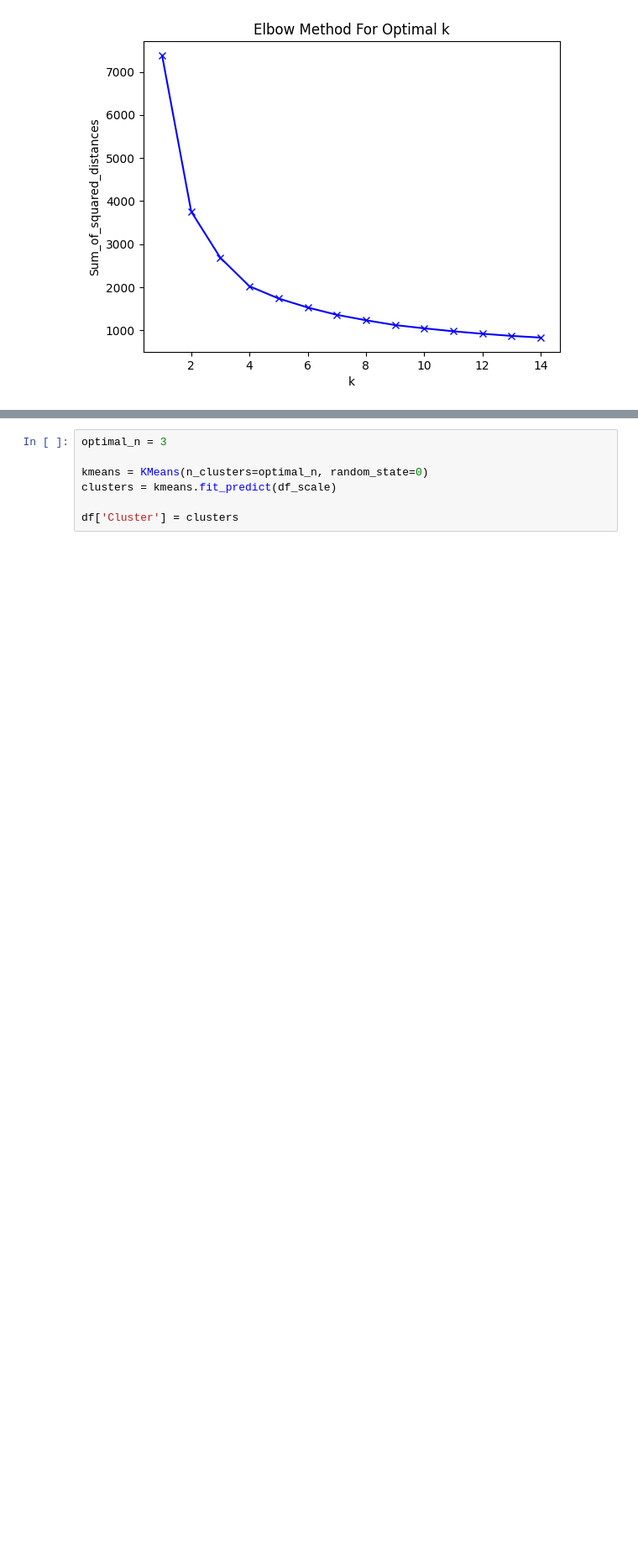
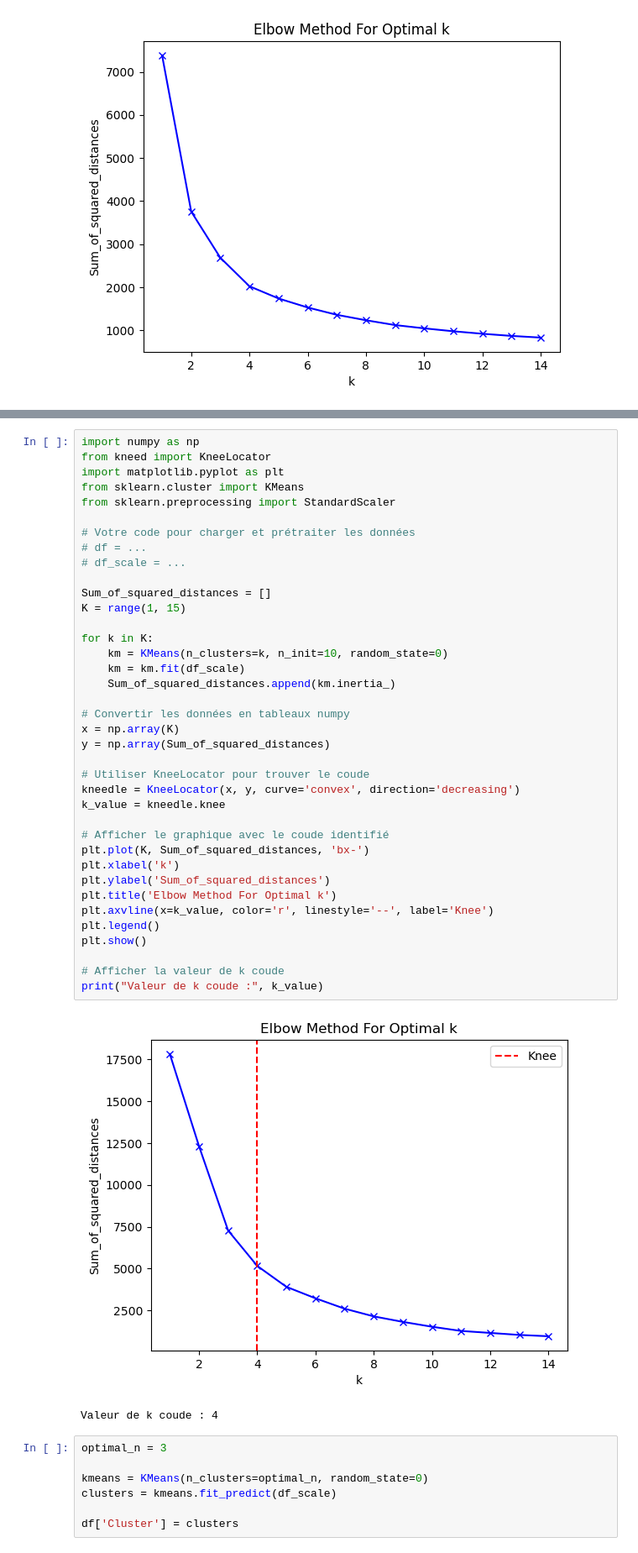
Before and after one commit to neevaiti/segmentation_client_simplon, a Jupyter notebook: segmentation_rfm.ipynb, the cells around one changed output, grey strips where cells are left out. Shown at 84% size. Saved outputs shown, nothing was run; the diff lists cells and outputs as text; blank space fills up the shorter version.

```diff
--- a/segmentation_rfm.ipynb
+++ b/segmentation_rfm.ipynb
@@ -28,3 +54,44 @@ plt.show()
+# %%
+import numpy as np
+from kneed import KneeLocator
+import matplotlib.pyplot as plt
+from sklearn.cluster import KMeans
+from sklearn.preprocessing import StandardScaler
+
+# Votre code pour charger et prétraiter les données
+# df = ...
+# df_scale = ...
+
+Sum_of_squared_distances = []
+K = range(1, 15)
+
+for k in K:
+    km = KMeans(n_clusters=k, n_init=10, random_state=0)
+    km = km.fit(df_scale)
+    Sum_of_squared_distances.append(km.inertia_)
+
+# Convertir les données en tableaux numpy
+x = np.array(K)
+y = np.array(Sum_of_squared_distances)
+
+# Utiliser KneeLocator pour trouver le coude
+kneedle = KneeLocator(x, y, curve='convex', direction='decreasing')
+k_value = kneedle.knee
+
+# Afficher le graphique avec le coude identifié
+plt.plot(K, Sum_of_squared_distances, 'bx-')
+plt.xlabel('k')
+plt.ylabel('Sum_of_squared_distances')
+plt.title('Elbow Method For Optimal k')
+plt.axvline(x=k_value, color='r', linestyle='--', label='Knee')
+plt.legend()
+plt.show()
+
+# Afficher la valeur de k coude
+print("Valeur de k coude :", k_value)
+# %% [output]
+[figure, added]
+Valeur de k coude : 4
 # %%
 optimal_n = 3
 
```
Also changed, not shown: parts of 1 cell of this notebook, 1 other file.
